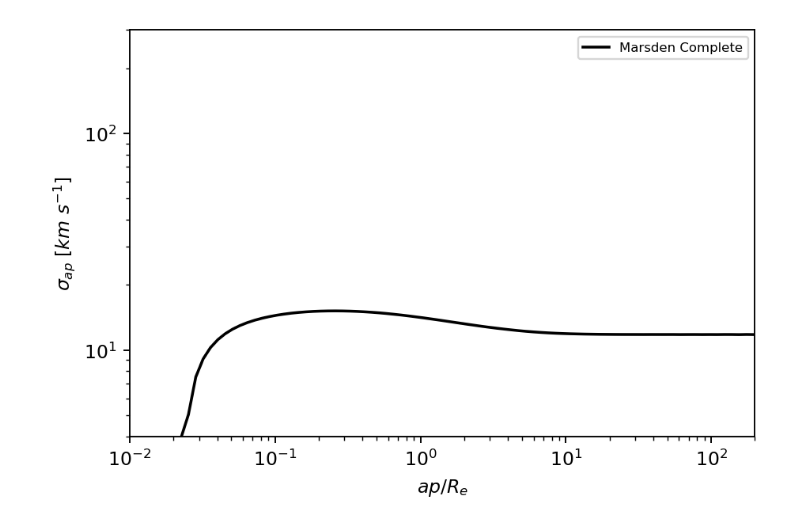
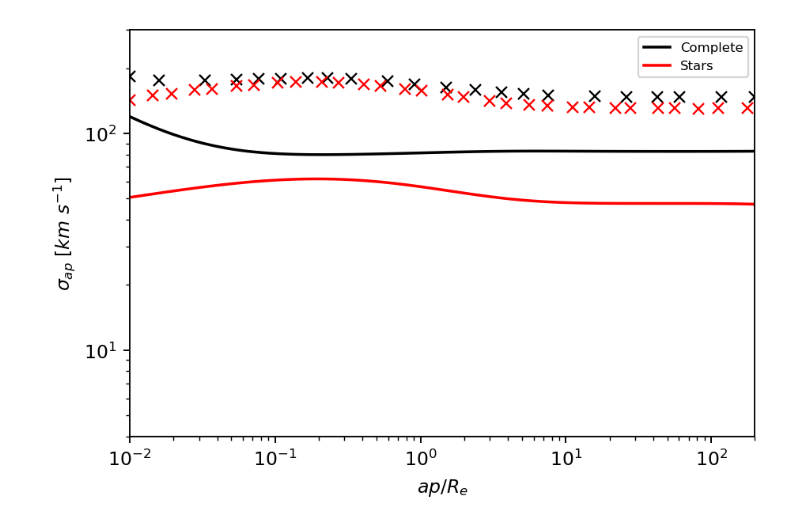
Before and after one commit to ChrisMarsden833/VelocityDispersion, a Jupyter notebook: Testing/Python/Mamon_Lokas_second_attempt.ipynb, the cells around one changed output. Drawn from its saved outputs; the diff is of its cells as text; code cells hidden in the pictures.

```diff
--- a/Testing/Python/Mamon_Lokas_second_attempt.ipynb
+++ b/Testing/Python/Mamon_Lokas_second_attempt.ipynb
@@ -12,31 +12,42 @@ from darkmatter import getC
 # %%
 # Params
 
-HM = 10
+
+
+HM = 12
+
+m12 = 0.7*(10**(HM-12))
+
+c = 10.2 * m12**-0.08
+
+#c = getC(HM, 0.0)
 
 
 
-SM = 9
+SM = 11.086
 size = 3.2
 n = 3.12
 
 BHMass = 8.26
 
+
 length = 100
 R_range = np.logspace(-2, 3, length)
 
-c = np.ones_like(R_range) * getC(HM, 0.0)
+c = np.ones_like(R_range) * c
 beta = np.ones_like(R_range) * 0.0001
 r_array = np.ones_like(R_range) * size
 sm_array = np.ones_like(R_range) * SM
 n_array = np.ones_like(R_range) * n
 # %%
 start = time.time()
-CompleteSigmaAp = Sigma(R_range, beta, r_array, n_array, sm_array, 0, DM = "None", HaloMass = HM, haloC=c,
+CompleteSigmaAp = Sigma(R_range, beta, r_array, n_array, sm_array, 0, DM = "NFW", HaloMass = HM, haloC=c,
+                         BlackHole=True, BHMass=BHMass, stars=True)
+
+StarsSigmaAp = Sigma(R_range, beta, r_array, n_array, sm_array, 0, DM = "None", HaloMass = HM, haloC=c,
                          BlackHole=False, BHMass=BHMass, stars=True)
+
 
 end = time.time()
 print(end - start, "Seconds")
-
-print(CompleteSigmaAp)
 # %% [output]
@@ -62,17 +112,23 @@ print(CompleteSigmaAp)
 # %%
 
 plt.figure(dpi=170)
-plt.plot(R_range/size, CompleteSigmaAp, 'k', label = "Marsden Complete")
+
+plt.plot(R_range/size, CompleteSigmaAp, 'k', label = "Complete")
+plt.plot(R_range/size, StarsSigmaAp, 'r', label= "Stars")
+
+
+plt.plot(ml_data_tot[:, 0], ml_data_tot[:, 1], 'xk')
+plt.plot(mlap_data_stars[:, 0], mlap_data_stars[:, 1], 'xr')
 
 plt.loglog()
 plt.xlim([0.01, 200])
 plt.ylim([4, 300])
 
 plt.xlabel("$ap/R_e$")
 plt.ylabel("$\sigma_{ap}$ [$km$ $s^{-1}$]")
 
 plt.legend(fontsize = 7)
 
 plt.show()
 # %% [output]
-[figure, old version]
+[figure, new version]
```
Also changed, not shown: parts of 2 cells of this notebook, 20 other files.
